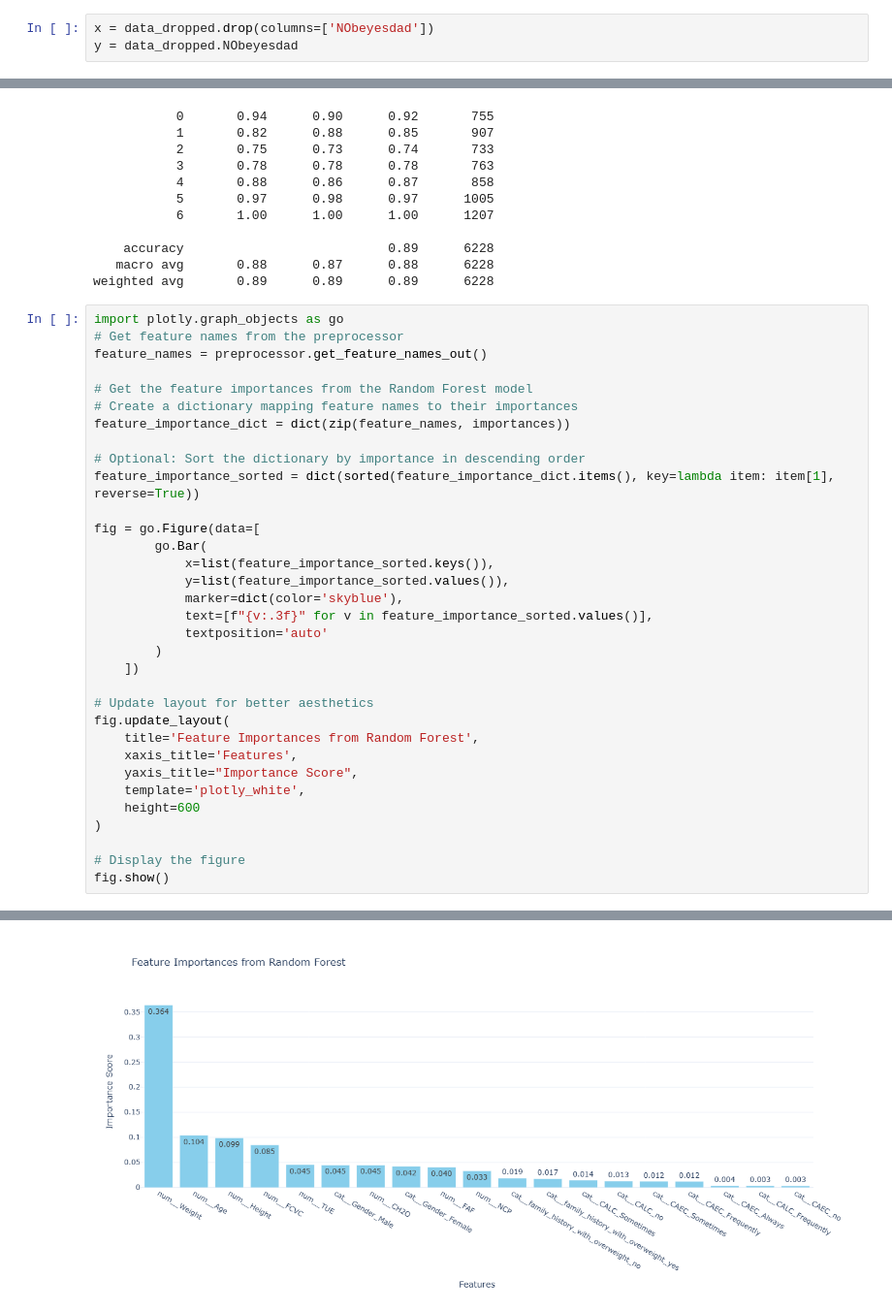
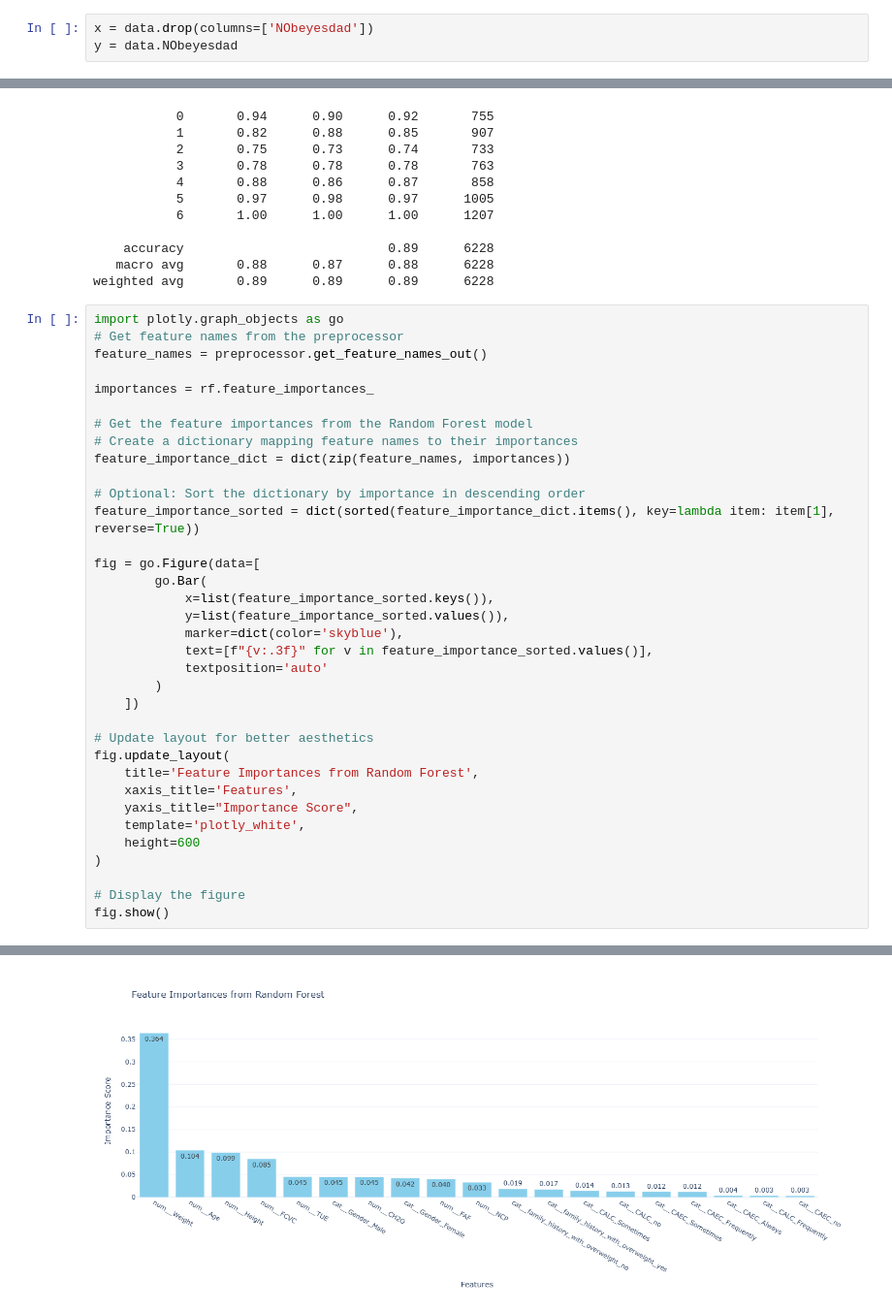
Before and after one commit to Ralo93/template_sharing, a Jupyter notebook: notebooks/3.0_rvl_baselineModel.ipynb, the cells around one changed output, grey strips where cells are left out. Shown at 97% size. Drawn from its saved outputs; the diff is of its cells as text.

```diff
--- a/notebooks/3.0_rvl_baselineModel.ipynb
+++ b/notebooks/3.0_rvl_baselineModel.ipynb
@@ -13,5 +41,5 @@ categorical_df = data.select_dtypes(include=['object'])
 columns_to_drop = ['id', 'SCC', 'SMOKE', 'FAVC', 'MTRANS']
 data = data.drop(columns=columns_to_drop)
 # %%
-x = data_dropped.drop(columns=['NObeyesdad'])
-y = data_dropped.NObeyesdad
+x = data.drop(columns=['NObeyesdad'])
+y = data.NObeyesdad
@@ -225,6 +277,8 @@ weighted avg       0.89      0.89      0.89      6228
 import plotly.graph_objects as go
 # Get feature names from the preprocessor
 feature_names = preprocessor.get_feature_names_out()
+
+importances = rf.feature_importances_
 
 # Get the feature importances from the Random Forest model
 # Create a dictionary mapping feature names to their importances
@@ -258 +313 @@ fig.show()
-[figure, old version]
+[figure, new version]
```
Also changed, not shown: parts of 8 cells of this notebook, 17 other files.
